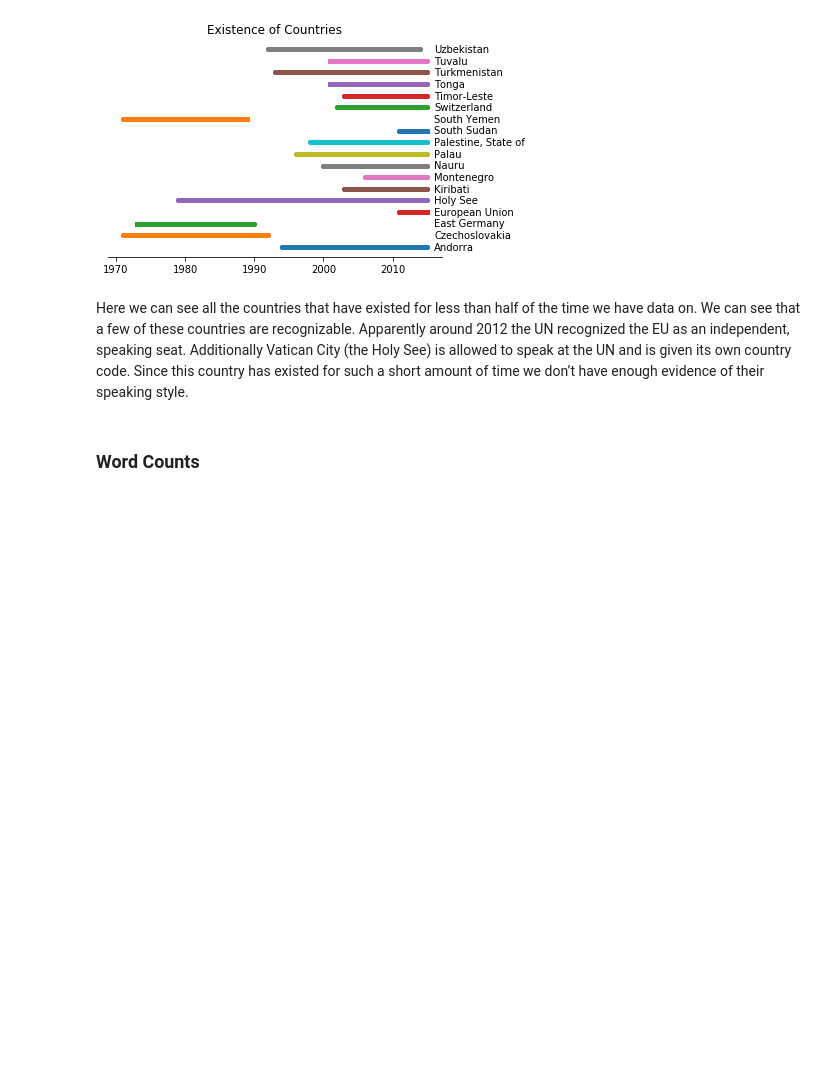
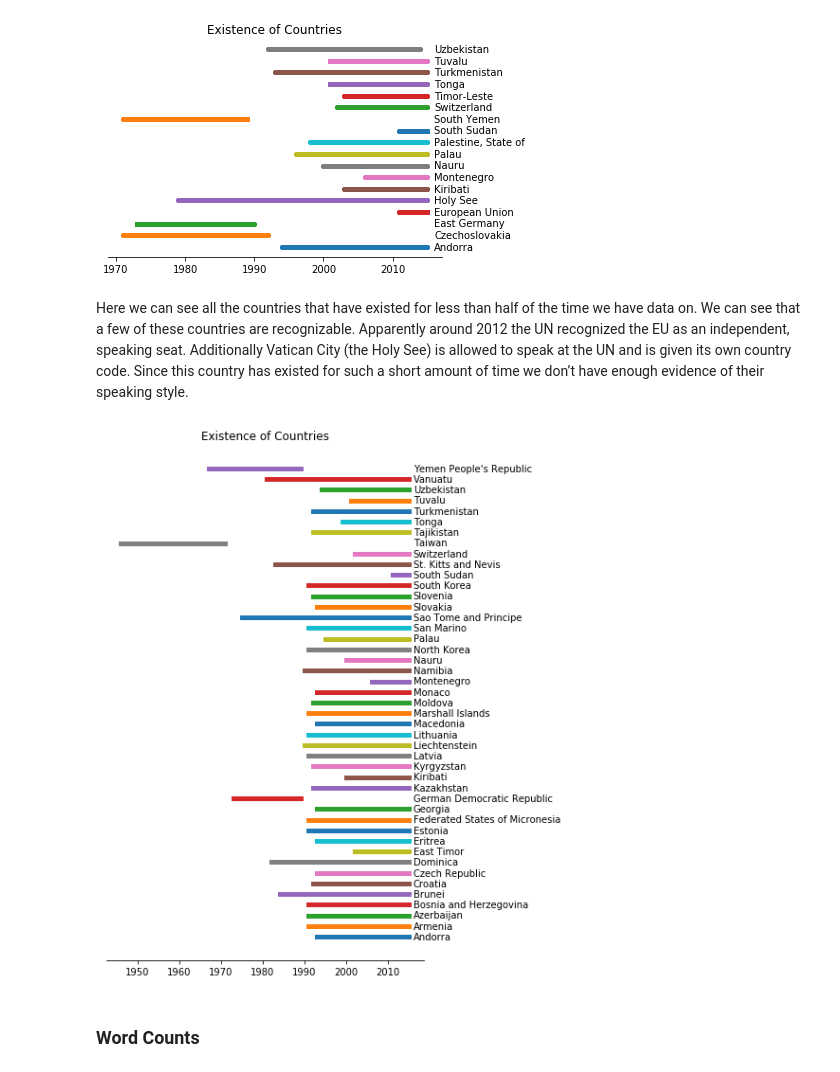
Before and after one commit to RobMor/CMSC320-Final-Project, a Jupyter notebook: RobMor-FinalTutorial.ipynb, the cells around one changed output. Drawn from its saved outputs; the diff is of its cells as text; code cells hidden in the pictures; blank space fills up the shorter version.

```diff
--- a/RobMor-FinalTutorial.ipynb
+++ b/RobMor-FinalTutorial.ipynb
@@ -364,6 +364,40 @@ plt.show()
 [figure]
 # %% [markdown]
 Here we can see all the countries that have existed for less than half of the time we have data on. We can see that a few of these countries are recognizable. Apparently around 2012 the UN recognized the EU as an independent, speaking seat. Additionally Vatican City (the Holy See) is allowed to speak at the UN and is given its own country code. Since this country has existed for such a short amount of time we don’t have enough evidence of their speaking style.
+# %%
+grouped = states.groupby("state_name")
+
+# fig, axs = plt.subplots(1, 2, figsize=(17,20))
+# plt.subplots_adjust(wspace=.5)
+
+# for ax in axs:
+#     ax.yaxis.set_visible(False)
+#     ax.margins(x=0.05,y=0.005)
+plt.figure(figsize=(6,10))
+h = 1
+for name, group in grouped:
+    x = group["year"]
+    y = np.empty(len(x))
+    y.fill(h)
+
+    i = round(h / len(grouped))
+    #ax = axs[i]
+    if len(x) < 35:
+        plt.plot(x, y, linewidth=5)
+        plt.annotate(name, xy=(2016,h-0.25))
+        h += 1
+
+#plt.gca().set_facecolor("lightgray")
+ax = plt.gca()
+ax.spines["right"].set_visible(False)
+ax.spines["left"].set_visible(False)
+ax.spines["top"].set_visible(False)
+plt.tick_params(axis="y", which="both", left=False, right=False, labelleft=False)
+plt.title("Existence of Countries")
+
+plt.show()
+# %% [output]
+[figure, added]
 # %% [markdown]
 ### Word Counts
 # %%
```
Also changed, not shown: parts of 6 cells of this notebook.
